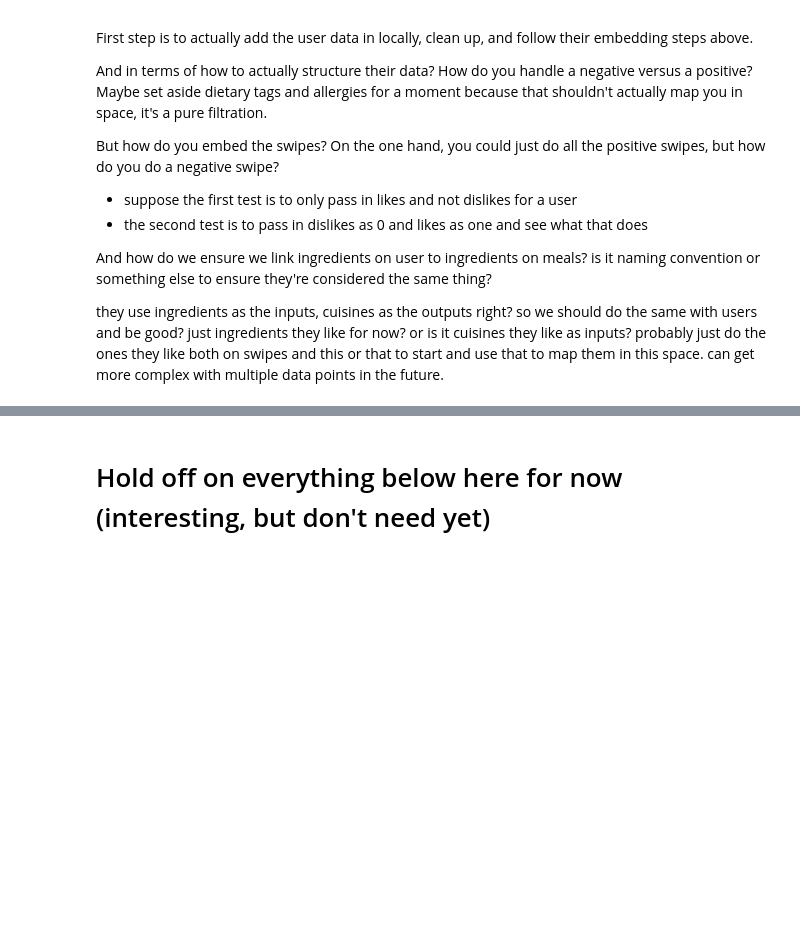
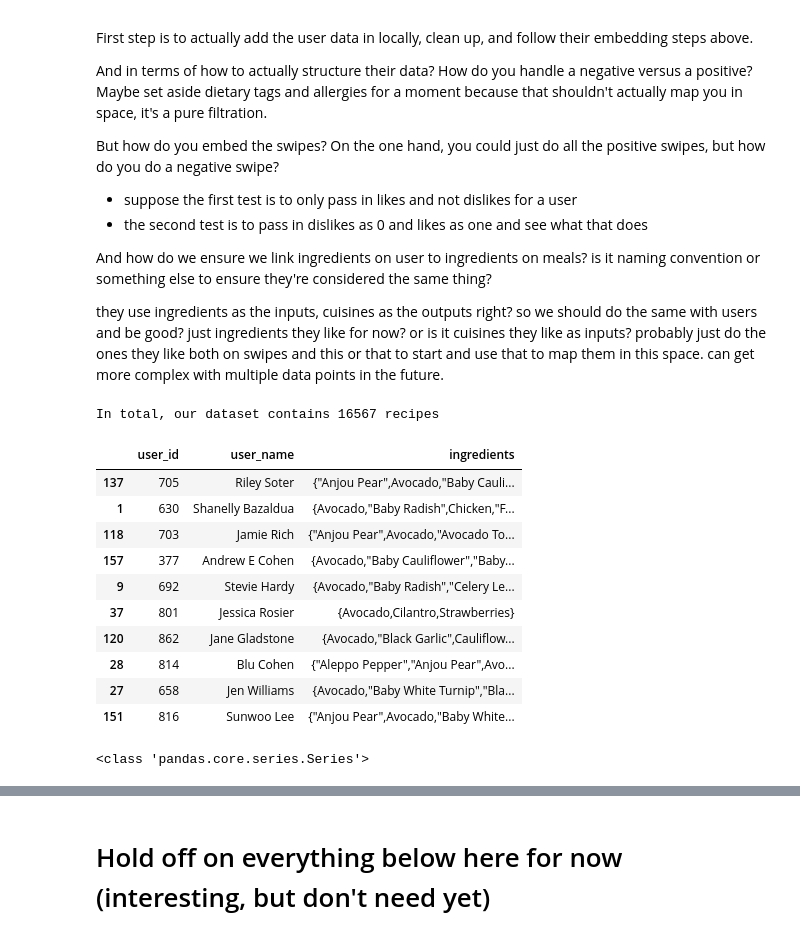
Before and after one commit to mrondin1/ADA_Course_Project, a Jupyter notebook: Project/Final Notebook (milestone 3).ipynb, the cells around one changed output, grey strips where cells are left out. Drawn from its saved outputs; the diff is of its cells as text; code cells hidden in the pictures; blank space fills up the shorter version.

```diff
--- a/Project/Final Notebook (milestone 3).ipynb
+++ b/Project/Final Notebook (milestone 3).ipynb
@@ -772,0 +656,44 @@ def clean_string(s, aslist=False):
+# %%
+# Load the dataset.
+# For more caching options have a look at the load_data implementation
+df = load_data()
+
+# Droping duplicate recipes since one recipe can
+# be part of several cuisines
+df = df.drop_duplicates(['id'])
+df = df.reset_index(drop=True)
+print('In total, our dataset contains {} recipes'.format(len(df)))
+# %% [output]
+In total, our dataset contains 16567 recipes
+# %%
+user_df = pd.read_csv('data/users/user_data_022322.csv')
+
+[i for i in user_df.ingredients if i != 'NULL']
+sample = user_df.sample(n=10)
+display(sample)
+print(type(user_df.ingredients))
+
+      # convert set to list of ingredients to match ingredients for recipes exactly
+# user_df.final_array = user_df.final_array.apply(list)
+# print(type(user_df.final_array))
+
+# follow the same ingredient cleanup steps as recipes did above
+# Clean the ingredients
+# user_df.ingredients = user_df.ingredients.apply(lambda x: list(map(lambda y: clean_string(y, aslist=True), x)))
+
+# # print(user_df)
+# sample_after_cleanup = user_df.sample(n=10)
+# display(sample_after_cleanup)
+# %% [output]
+|  | user_id | user_name | ingredients |
+| 137 | 705 | Riley Soter | {"Anjou Pear",Avocado,"Baby Cauli... |
+| 1 | 630 | Shanelly Bazaldua | {Avocado,"Baby Radish",Chicken,"F... |
+| 118 | 703 | Jamie Rich | {"Anjou Pear",Avocado,"Avocado To... |
+| 157 | 377 | Andrew E Cohen | {Avocado,"Baby Cauliflower","Baby... |
+| 9 | 692 | Stevie Hardy | {Avocado,"Baby Radish","Celery Le... |
+| 37 | 801 | Jessica Rosier | {Avocado,Cilantro,Strawberries} |
+| 120 | 862 | Jane Gladstone | {Avocado,"Black Garlic",Cauliflow... |
+| 28 | 814 | Blu Cohen | {"Aleppo Pepper","Anjou Pear",Avo... |
+| 27 | 658 | Jen Williams | {Avocado,"Baby White Turnip","Bla... |
+| 151 | 816 | Sunwoo Lee | {"Anjou Pear",Avocado,"Baby White... |
+<class 'pandas.core.series.Series'>
```
Also changed, not shown: parts of 6 cells of this notebook.
